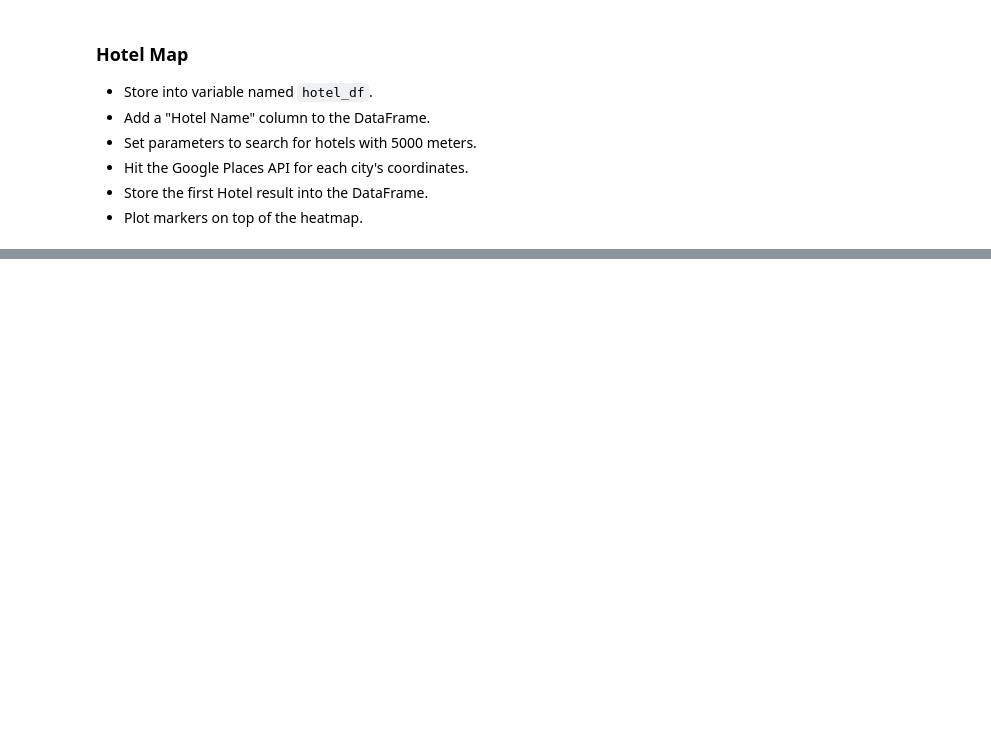
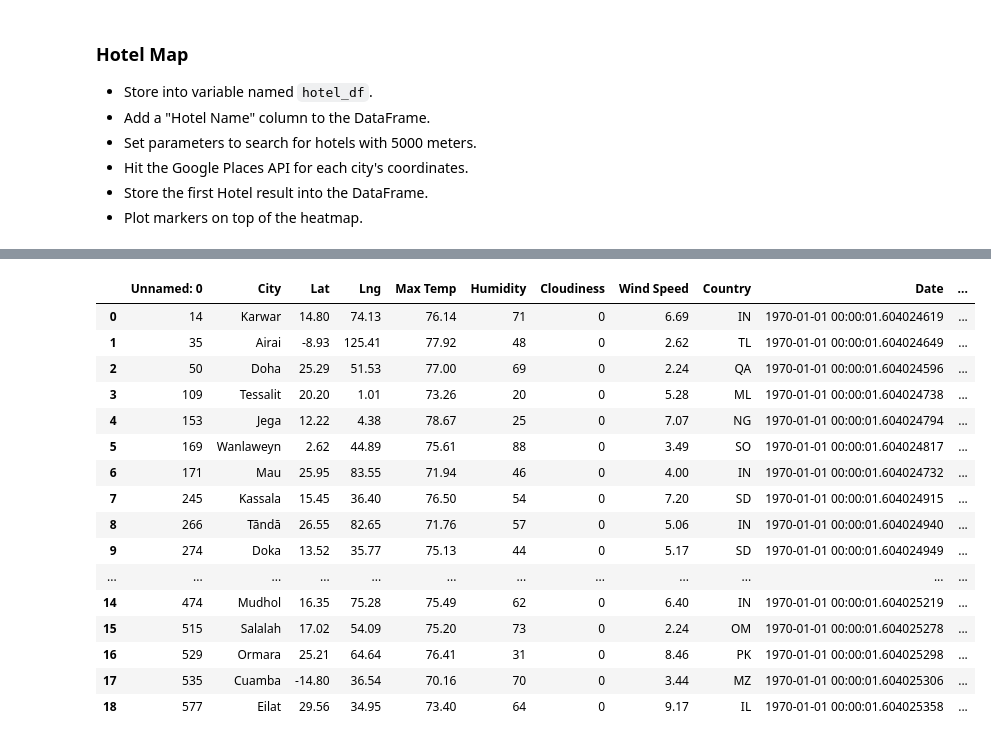
Before and after one commit to cdalsania/API-Challenge, a Jupyter notebook: VacationPy.ipynb, the cells around one changed output, grey strips where cells are left out. Cells and saved outputs as stored; diff of their text form; code cells hidden in the pictures; blank space fills up the shorter version.

Commit message:
updated with lat and lng under the Hotel map

```diff
--- a/VacationPy.ipynb
+++ b/VacationPy.ipynb
@@ -130,3 +128,45 @@ hotel_df
+# %%
+for index, row in hotel_df.iterrows():
+
+    lat = row["Lat"]
+    lng = row["Lng"]
+
+    city_coords = f"{lat},{lng}"
+
+    params = {
+        "location": city_coords,
+        "types": "hotel",
+        "radius": 5000,
+        "key": g_key
+    }
+
+    base_url = "https://maps.googleapis.com/maps/api/place/nearbysearch/json"
+
+    hotel_data = requests.get(base_url, params=params).json()
+    try:
+        hotel_df.loc[index, "Hotel Name"] = hotel_data["results"][0]["name"]
+    except:
+        hotel_df.loc[index, "Hotel Name"] = "Nearest Hotel Not Found"
+
+hotel_df
+# %% [output]
+|  | Unnamed: 0 | City | Lat | Lng | Max Temp | Humidity | Cloudiness | Wind Speed | Country | Date | ... |
+| 0 | 14 | Karwar | 14.80 | 74.13 | 76.14 | 71 | 0 | 6.69 | IN | 1970-01-01 00:00:01.604024619 | ... |
+| 1 | 35 | Airai | -8.93 | 125.41 | 77.92 | 48 | 0 | 2.62 | TL | 1970-01-01 00:00:01.604024649 | ... |
+| 2 | 50 | Doha | 25.29 | 51.53 | 77.00 | 69 | 0 | 2.24 | QA | 1970-01-01 00:00:01.604024596 | ... |
+| 3 | 109 | Tessalit | 20.20 | 1.01 | 73.26 | 20 | 0 | 5.28 | ML | 1970-01-01 00:00:01.604024738 | ... |
+| 4 | 153 | Jega | 12.22 | 4.38 | 78.67 | 25 | 0 | 7.07 | NG | 1970-01-01 00:00:01.604024794 | ... |
+| 5 | 169 | Wanlaweyn | 2.62 | 44.89 | 75.61 | 88 | 0 | 3.49 | SO | 1970-01-01 00:00:01.604024817 | ... |
+| 6 | 171 | Mau | 25.95 | 83.55 | 71.94 | 46 | 0 | 4.00 | IN | 1970-01-01 00:00:01.604024732 | ... |
+| 7 | 245 | Kassala | 15.45 | 36.40 | 76.50 | 54 | 0 | 7.20 | SD | 1970-01-01 00:00:01.604024915 | ... |
+| 8 | 266 | Tāndā | 26.55 | 82.65 | 71.76 | 57 | 0 | 5.06 | IN | 1970-01-01 00:00:01.604024940 | ... |
+| 9 | 274 | Doka | 13.52 | 35.77 | 75.13 | 44 | 0 | 5.17 | SD | 1970-01-01 00:00:01.604024949 | ... |
+| ... | ... | ... | ... | ... | ... | ... | ... | ... | ... | ... | ... |
+| 14 | 474 | Mudhol | 16.35 | 75.28 | 75.49 | 62 | 0 | 6.40 | IN | 1970-01-01 00:00:01.604025219 | ... |
+| 15 | 515 | Salalah | 17.02 | 54.09 | 75.20 | 73 | 0 | 2.24 | OM | 1970-01-01 00:00:01.604025278 | ... |
+| 16 | 529 | Ormara | 25.21 | 64.64 | 76.41 | 31 | 0 | 8.46 | PK | 1970-01-01 00:00:01.604025298 | ... |
+| 17 | 535 | Cuamba | -14.80 | 36.54 | 70.16 | 70 | 0 | 3.44 | MZ | 1970-01-01 00:00:01.604025306 | ... |
+| 18 | 577 | Eilat | 29.56 | 34.95 | 73.40 | 64 | 0 | 9.17 | IL | 1970-01-01 00:00:01.604025358 | ... |
 # %%
 # NOTE: Do not change any of the code in this cell
 
```
Also changed, not shown: parts of 4 cells of this notebook.
